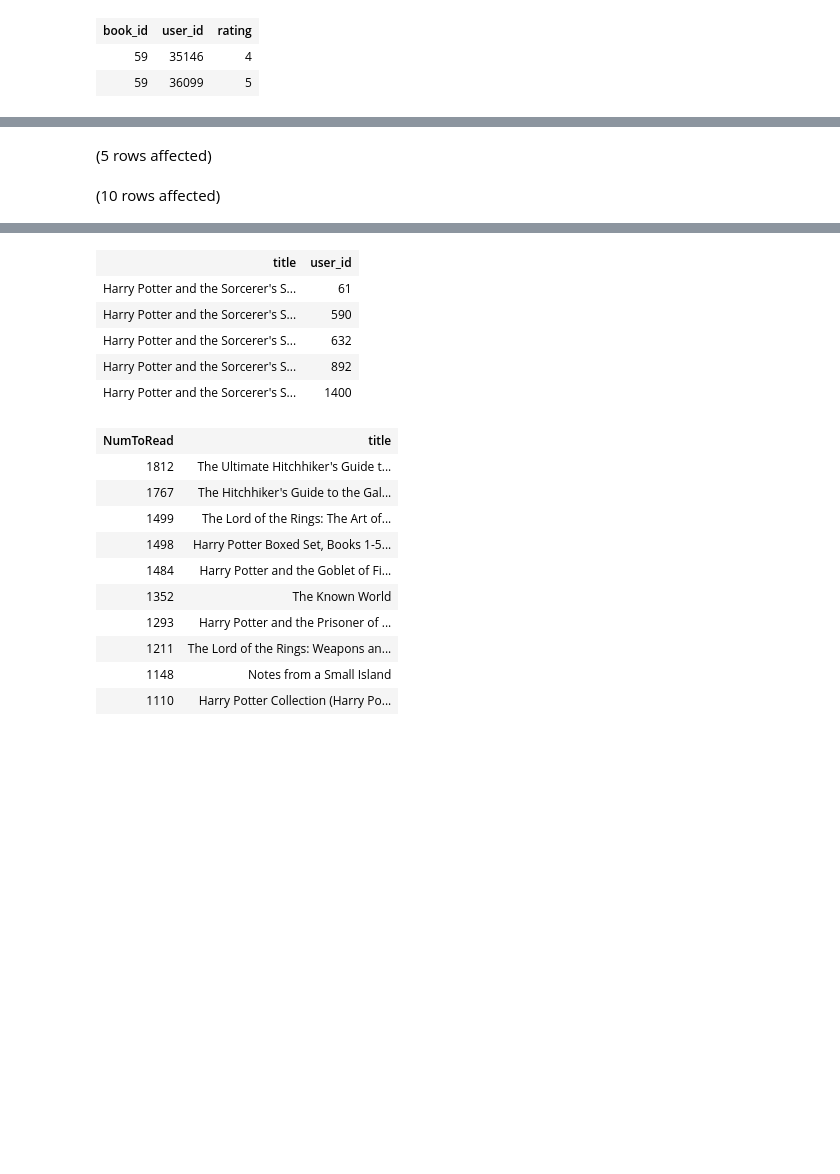
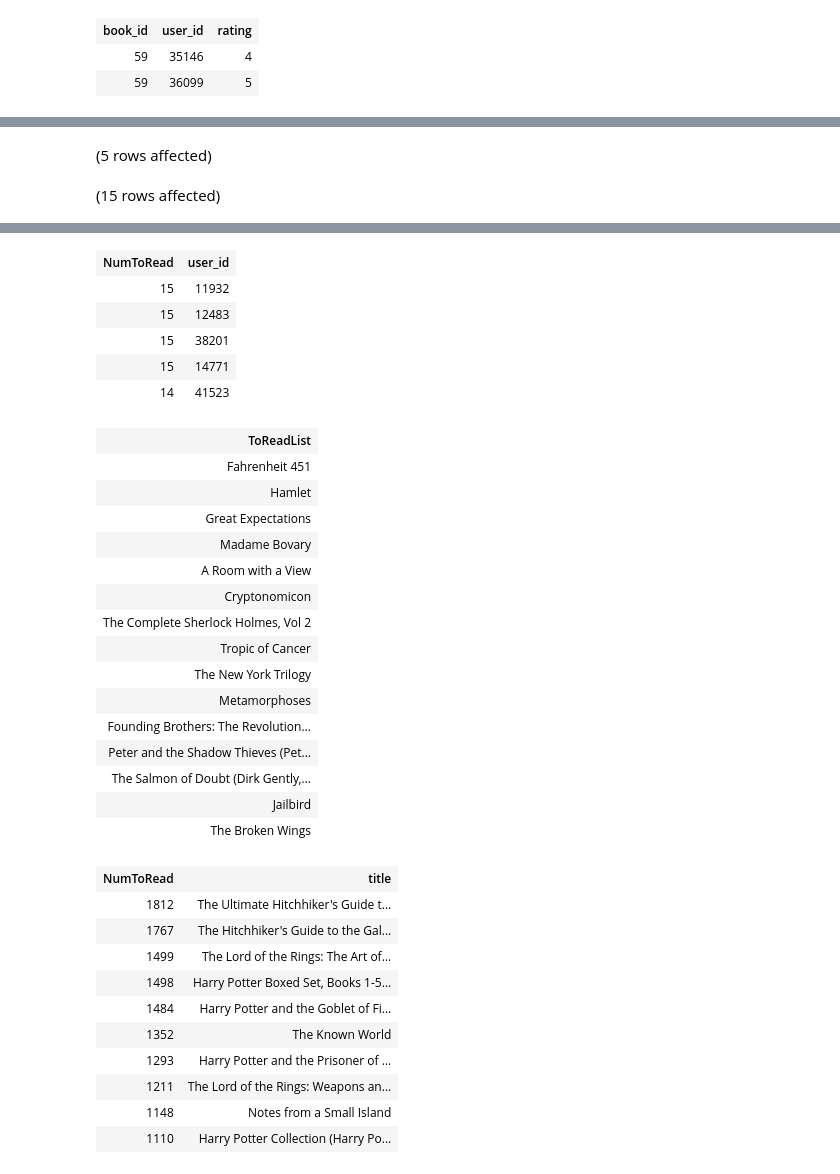
Before and after one commit to yayasanya/SQL-Part-3-Exercises, a Jupyter notebook: SQL-Part-3-Exercises/Notebook-1.ipynb, the cells around one changed output, grey strips where cells are left out. Saved outputs shown, nothing was run; the diff lists cells and outputs as text; code cells hidden in the pictures; blank space fills up the shorter version.

```diff
--- a/SQL-Part-3-Exercises/Notebook-1.ipynb
+++ b/SQL-Part-3-Exercises/Notebook-1.ipynb
@@ -142,10 +140,19 @@ Total execution time: 00:00:00.353
 # %%
--- joining the to read table with the book table
--- currently looking at how many users want read what title
-SELECT TOP 5 b.title, tr.user_id
+-- Using the to_read table with the book table
+-- Which users have the most books on their "to read" list?
+SELECT TOP 5 COUNT(b.title) AS NumToRead, tr.user_id
 FROM BooksDB.dbo.books AS b
 INNER JOIN BooksDB.dbo.to_read AS tr
-ON b.book_id = tr.book_id;
+ON b.book_id = tr.book_id
+GROUP BY tr.user_id
+ORDER BY NumToRead DESC;
+
+-- Pick a user and print the titles for their to-read list
+SELECT TOP 15 b.title AS ToReadList
+FROM BooksDB.dbo.books AS b
+INNER JOIN BooksDB.dbo.to_read AS tr
+ON b.book_id = tr.book_id
+WHERE tr.user_id = 12483
 
 -- WHAT ARE THE TOP TEN MOST POPULAR BOOK TITLE ON THE TO READ LIST?
 SELECT TOP 10 COUNT(tr.user_id) AS NumToRead, b.title
@@ -156,4 +163,4 @@ GROUP BY b.title
 ORDER BY NumToRead DESC;
 # %% [output]
 (5 rows affected)
-(10 rows affected)
+(15 rows affected)
@@ -161,17 +169,33 @@ Total execution time: 00:00:04.720
-| title | user_id |
-| Harry Potter and the Sorcerer's S... | 61 |
-| Harry Potter and the Sorcerer's S... | 590 |
-| Harry Potter and the Sorcerer's S... | 632 |
-| Harry Potter and the Sorcerer's S... | 892 |
-| Harry Potter and the Sorcerer's S... | 1400 |
+| NumToRead | user_id |
+| 15 | 11932 |
+| 15 | 12483 |
+| 15 | 38201 |
+| 15 | 14771 |
+| 14 | 41523 |
-| NumToRead | title |
-| 1812 | The Ultimate Hitchhiker's Guide t... |
-| 1767 | The Hitchhiker's Guide to the Gal... |
-| 1499 | The Lord of the Rings: The Art of... |
-| 1498 | Harry Potter Boxed Set, Books 1-5... |
-| 1484 | Harry Potter and the Goblet of Fi... |
-| 1352 | The Known World |
-| 1293 | Harry Potter and the Prisoner of ... |
-| 1211 | The Lord of the Rings: Weapons an... |
-| 1148 | Notes from a Small Island |
-| 1110 | Harry Potter Collection (Harry Po... |
+| ToReadList |
+| Fahrenheit 451 |
+| Hamlet |
+| Great Expectations |
+| Madame Bovary |
+| A Room with a View |
+| Cryptonomicon |
+| The Complete Sherlock Holmes, Vol 2 |
+| Tropic of Cancer |
+| The New York Trilogy |
+| Metamorphoses |
+| Founding Brothers: The Revolution... |
+| Peter and the Shadow Thieves (Pet... |
+| The Salmon of Doubt (Dirk Gently,... |
+| Jailbird |
+| The Broken Wings |
+| NumToRead | title |
+| 1812 | The Ultimate Hitchhiker's Guide t... |
+| 1767 | The Hitchhiker's Guide to the Gal... |
+| 1499 | The Lord of the Rings: The Art of... |
+| 1498 | Harry Potter Boxed Set, Books 1-5... |
+| 1484 | Harry Potter and the Goblet of Fi... |
+| 1352 | The Known World |
+| 1293 | Harry Potter and the Prisoner of ... |
+| 1211 | The Lord of the Rings: Weapons an... |
+| 1148 | Notes from a Small Island |
+| 1110 | Harry Potter Collection (Harry Po... |
```
Also changed, not shown: parts of 3 cells of this notebook.
